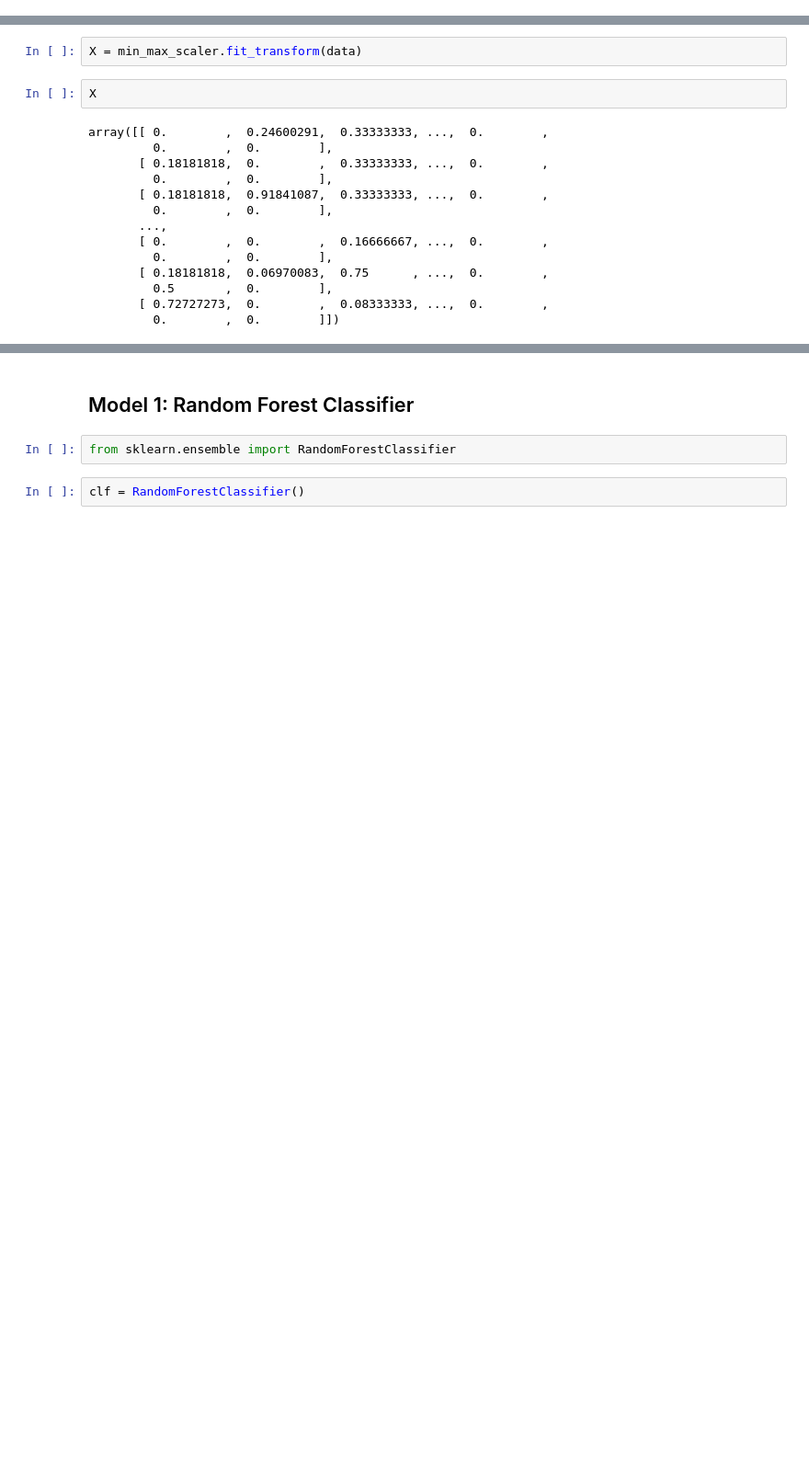
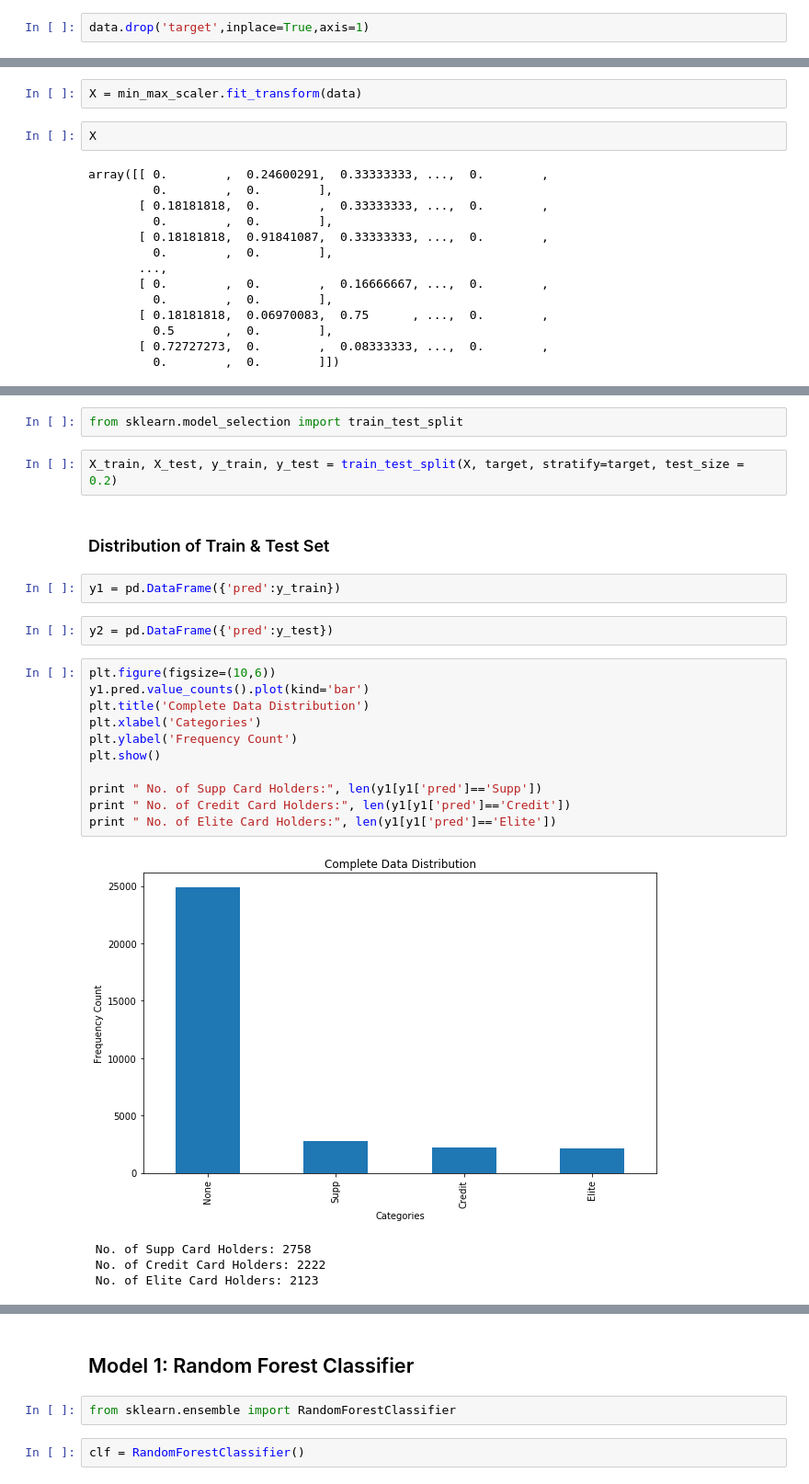
Before and after one commit to rohanchopra/Envible-Analyze-This-2017, a Jupyter notebook: Basic Data Wrangling.ipynb, the cells around one changed output, grey strips where cells are left out. Shown at 92% size. Cells and saved outputs as stored; diff of their text form; blank space fills up the shorter version.

```diff
--- a/Basic Data Wrangling.ipynb
+++ b/Basic Data Wrangling.ipynb
@@ -110,6 +106,8 @@ data['mvar12'].head()
 3    15
 4    17
 Name: mvar12, dtype: int64
+# %%
+data.drop('target',inplace=True,axis=1)
 # %%
 min_max_scaler = preprocessing.MinMaxScaler()
 # %%
@@ -132,0 +133,26 @@ array([[ 0.        ,  0.24600291,  0.33333333, ...,  0.        ,
+# %%
+from sklearn.model_selection import train_test_split
+# %%
+X_train, X_test, y_train, y_test = train_test_split(X, target, stratify=target, test_size = 0.2)
+# %% [markdown]
+### Distribution of Train & Test Set
+# %%
+y1 = pd.DataFrame({'pred':y_train})
+# %%
+y2 = pd.DataFrame({'pred':y_test})
+# %%
+plt.figure(figsize=(10,6))
+y1.pred.value_counts().plot(kind='bar')
+plt.title('Complete Data Distribution')
+plt.xlabel('Categories')
+plt.ylabel('Frequency Count')
+plt.show()
+
+print " No. of Supp Card Holders:", len(y1[y1['pred']=='Supp'])
+print " No. of Credit Card Holders:", len(y1[y1['pred']=='Credit'])
+print " No. of Elite Card Holders:", len(y1[y1['pred']=='Elite'])
+# %% [output]
+[figure, added]
+ No. of Supp Card Holders: 2758
+ No. of Credit Card Holders: 2222
+ No. of Elite Card Holders: 2123
```
Also changed, not shown: parts of 36 cells of this notebook.
